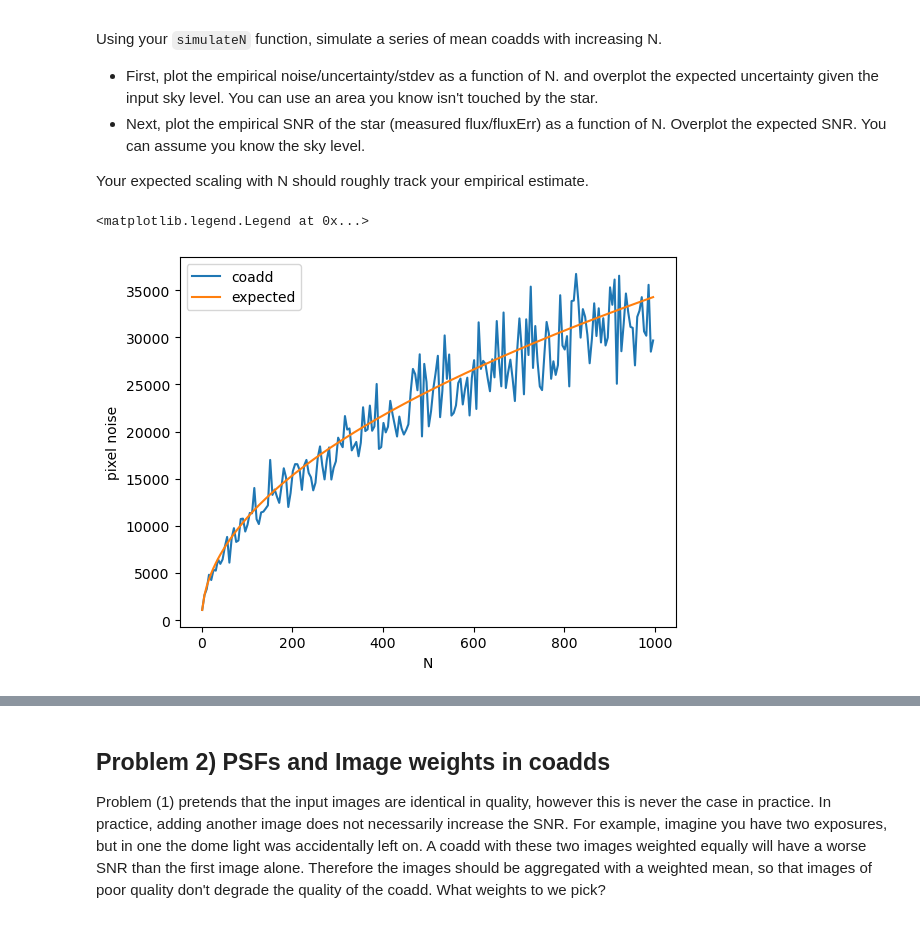
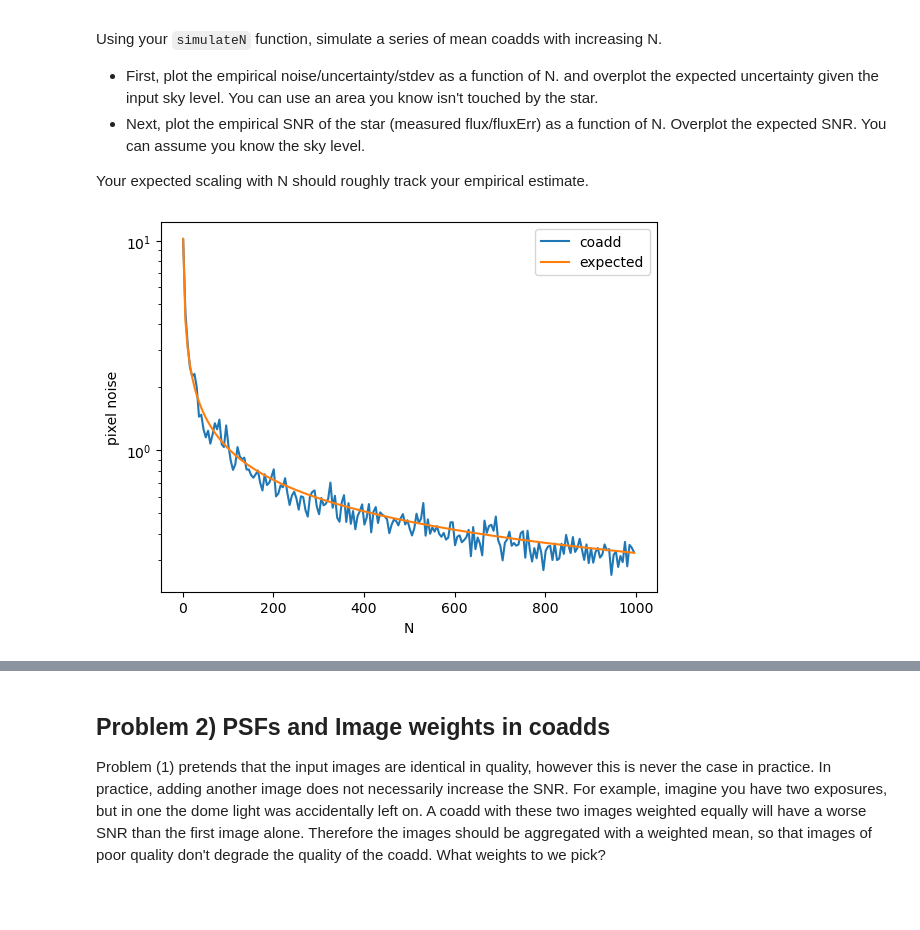
Before and after one commit to Wei-Lingfeng/LSSTC-DSFP-Sessions, a Jupyter notebook: Sessions/Session18/Day3/CoadditionAndSubtraction.ipynb, the cells around one changed output, grey strips where cells are left out. Drawn from its saved outputs; the diff is of its cells as text; code cells hidden in the pictures.

```diff
--- a/Sessions/Session18/Day3/CoadditionAndSubtraction.ipynb
+++ b/Sessions/Session18/Day3/CoadditionAndSubtraction.ipynb
@@ -190,24 +190,23 @@ Your expected scaling with N should roughly track your empirical estimate.
 # %%
 # complete
 
 # hint. One way to start this
 std = []
 flux = []
-snr = []
 Ns = np.arange(1, 1000, 5)
 for N in Ns:
     y = simulateN(x, MU, FWHM, S, F, N)
     stack = np.mean(y, axis=0)
     std.append(np.std(stack[50:]))
     flux.append(np.sum(stack - S*np.ones_like(x)))
-    snr.append(flux[-1]/std[-1])
 
-plt.plot(Ns, snr, label="coadd")
-plt.plot(Ns, np.sqrt(Ns) * snr[0], label="expected")
+plt.plot(Ns, std, label="coadd")
+plt.plot(Ns, std[0] / np.sqrt(Ns) * np.sqrt(Ns[0]), label="expected")
 plt.xlabel('N')
 plt.ylabel('pixel noise')
+plt.yscale('log')
 plt.legend()
+plt.show()
 # %% [output]
-<matplotlib.legend.Legend at 0x...>
-[figure, old version]
+[figure, new version]
 # %%
```
Also changed, not shown: parts of 7 cells of this notebook, 1 other file.
